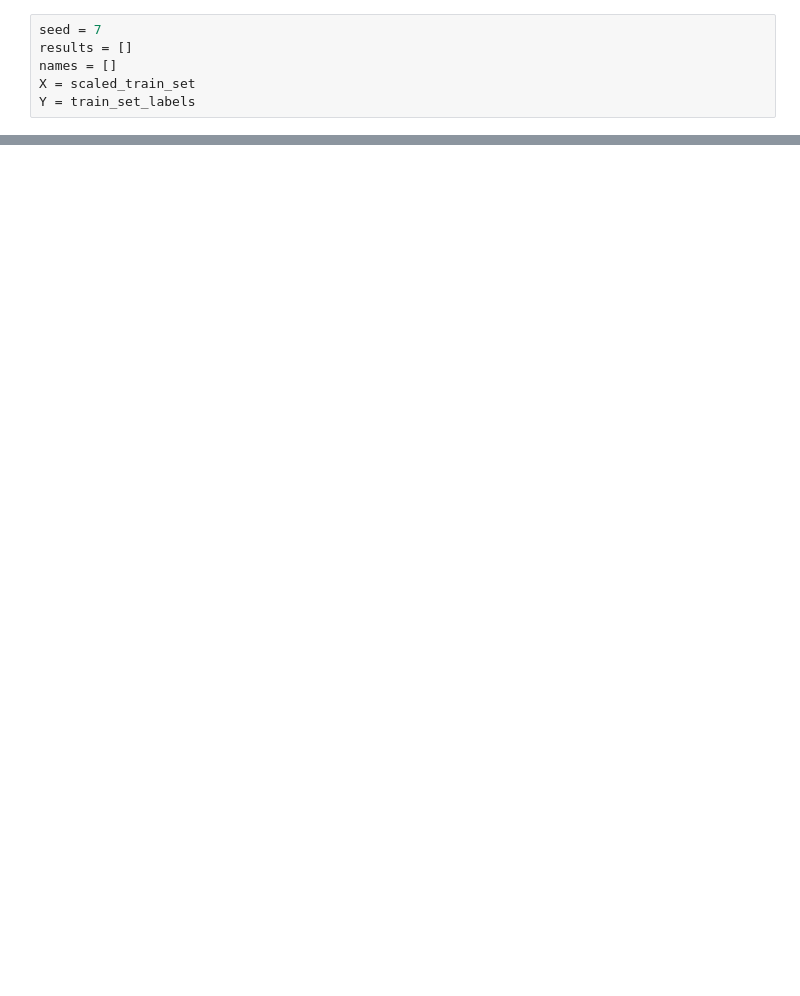
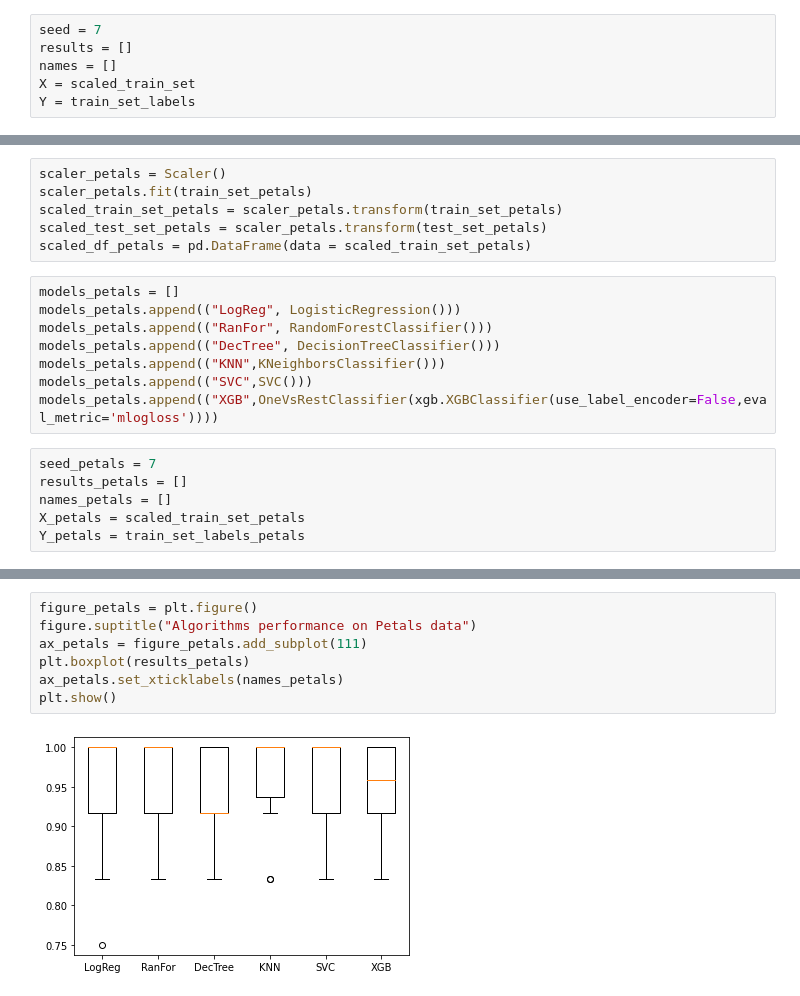
Before and after one commit to imane-ayouni/Iris, a Jupyter notebook: Iris_flower.ipynb, the cells around one changed output, grey strips where cells are left out. Cells and saved outputs as stored; diff of their text form; blank space fills up the shorter version.

```diff
--- a/Iris_flower.ipynb
+++ b/Iris_flower.ipynb
@@ -151,0 +170,20 @@ plt.show()
+# %%
+scaler_petals = Scaler()
+scaler_petals.fit(train_set_petals)
+scaled_train_set_petals = scaler_petals.transform(train_set_petals)
+scaled_test_set_petals = scaler_petals.transform(test_set_petals)
+scaled_df_petals = pd.DataFrame(data = scaled_train_set_petals)
+# %%
+models_petals = []
+models_petals.append(("LogReg", LogisticRegression()))
+models_petals.append(("RanFor", RandomForestClassifier()))
+models_petals.append(("DecTree", DecisionTreeClassifier()))
+models_petals.append(("KNN",KNeighborsClassifier()))
+models_petals.append(("SVC",SVC()))
+models_petals.append(("XGB",OneVsRestClassifier(xgb.XGBClassifier(use_label_encoder=False,eval_metric='mlogloss'))))
+# %%
+seed_petals = 7
+results_petals = []
+names_petals = []
+X_petals = scaled_train_set_petals
+Y_petals = train_set_labels_petals
@@ -151,0 +206,9 @@ plt.show()
+# %%
+figure_petals = plt.figure()
+figure.suptitle("Algorithms performance on Petals data")
+ax_petals = figure_petals.add_subplot(111)
+plt.boxplot(results_petals)
+ax_petals.set_xticklabels(names_petals)
+plt.show()
+# %% [output]
+[figure, added]
```
Also changed, not shown: parts of 7 cells of this notebook, 1 other file.
